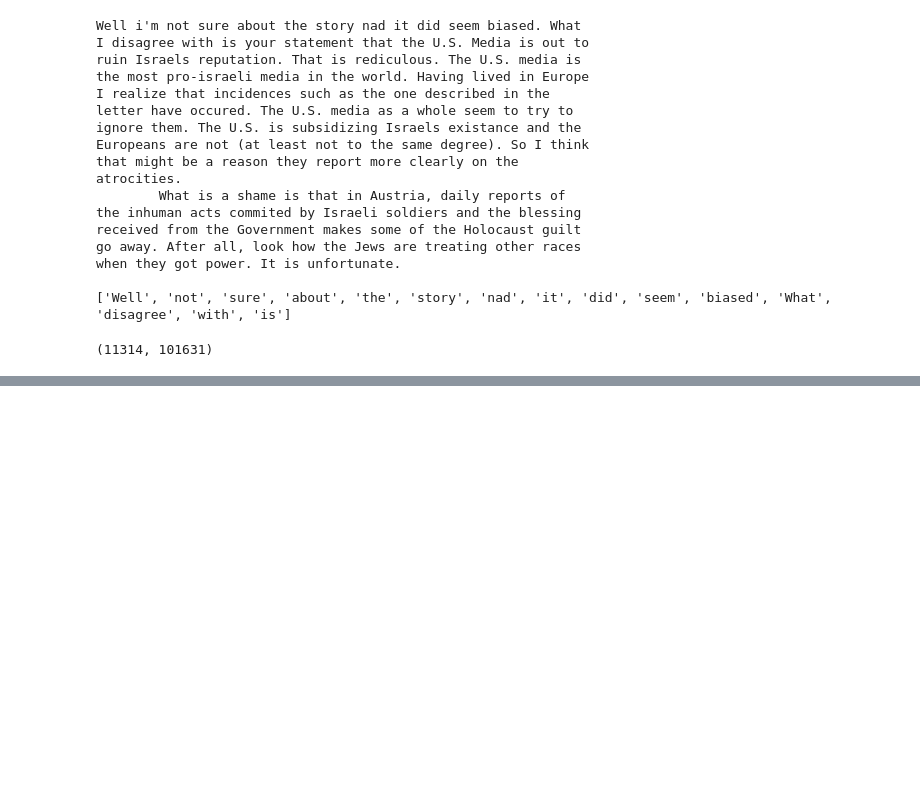
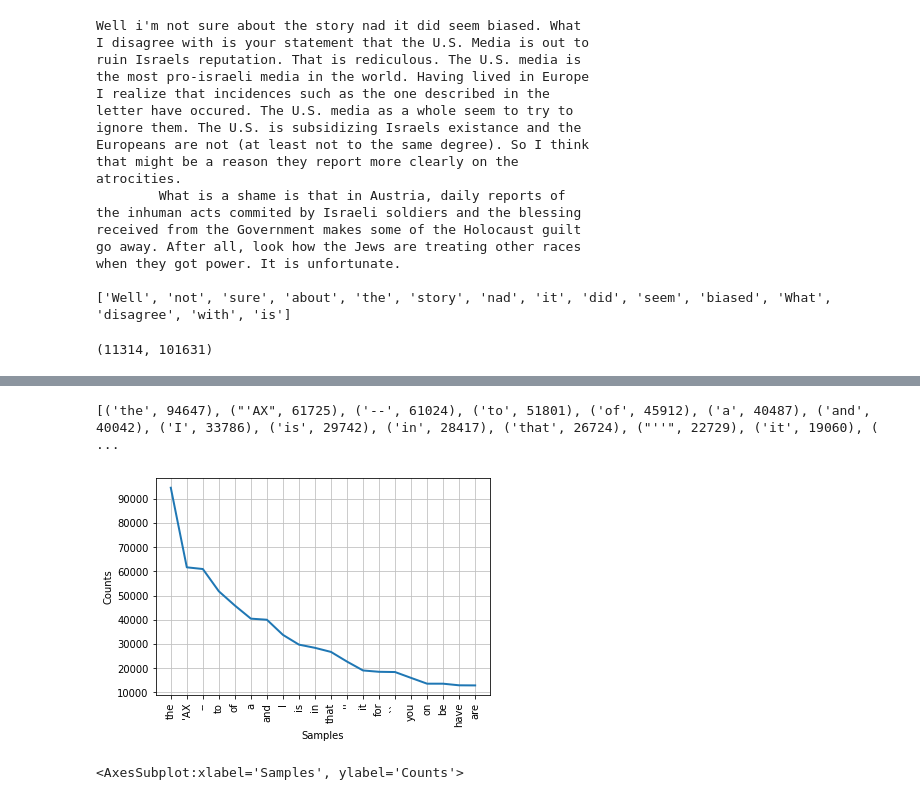
Before and after one commit to id4thomas/nlp_building_blocks, a Jupyter notebook: analysis/eda_text_statistics.ipynb, the cells around one changed output, grey strips where cells are left out. Drawn from its saved outputs; the diff is of its cells as text; code cells hidden in the pictures; blank space fills up the shorter version.

```diff
--- a/analysis/eda_text_statistics.ipynb
+++ b/analysis/eda_text_statistics.ipynb
@@ -151,0 +182,24 @@ print(X.shape)
+# %%
+#Remove Punctuation
+news_df['document_no_punct']=news_df['document'].apply(lambda x: remove_punctuation(x))
+# %%
+#Remove Stopwords
+news_df['document_no_stop']=news_df['document_no_punct'].apply(lambda x: remove_stopwords(x))
+# %%
+# news_df['document_no_punct_tokenized']  = news_df['document_no_punct'].map(lambda x : (word_tokenize(x)))
+news_df['document_no_punct_tokenized']  = news_df['document_no_punct'].map(lambda x : (x.split()))
+nltk_tokenized_data=news_df.document_no_punct_tokenized.tolist()
+# %%
+news_df['document_no_stop_tokenized']  = news_df['document_no_stop'].map(lambda x : (x.split()))
+nltk_tokenized_data=news_df.document_no_punct_tokenized.tolist()
+# %%
+from nltk.probability import FreqDist
+fdist = FreqDist([word for sent in nltk_tokenized_data for word in sent])
+top_ten = fdist.most_common(50)
+print(top_ten)
+
+fdist.plot(20)
+# %% [output]
+[('the', 94647), ("'AX", 61725), ('--', 61024), ('to', 51801), ('of', 45912), ('a', 40487), ('and', 40042), ('I', 33786), ('is', 29742), ('in', 28417), ('that', 26724), ("''", 22729), ('it', 19060), ( ...
+[figure, added]
+<AxesSubplot:xlabel='Samples', ylabel='Counts'>
```
Also changed, not shown: parts of 5 cells of this notebook, 14 other files.
